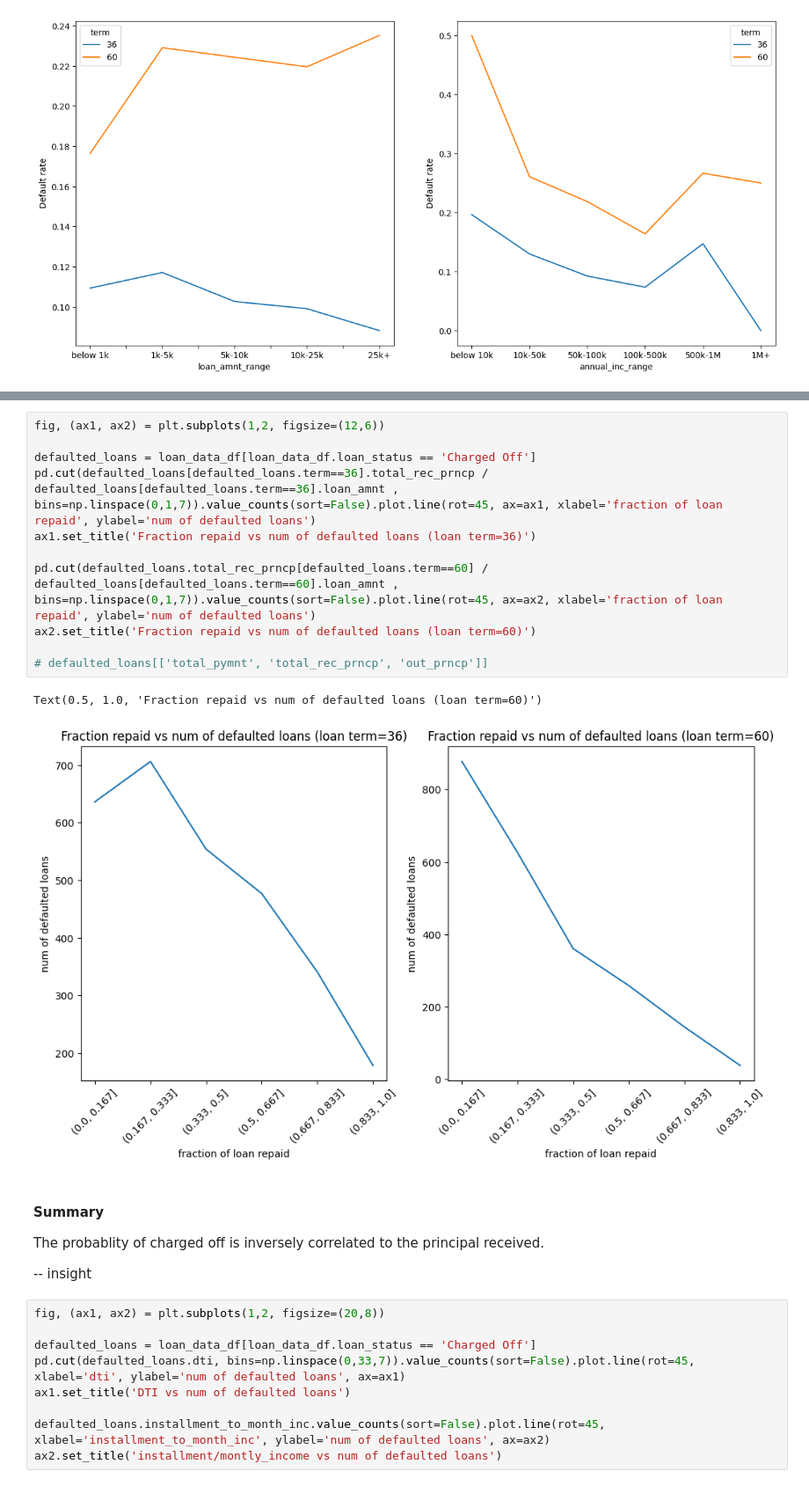
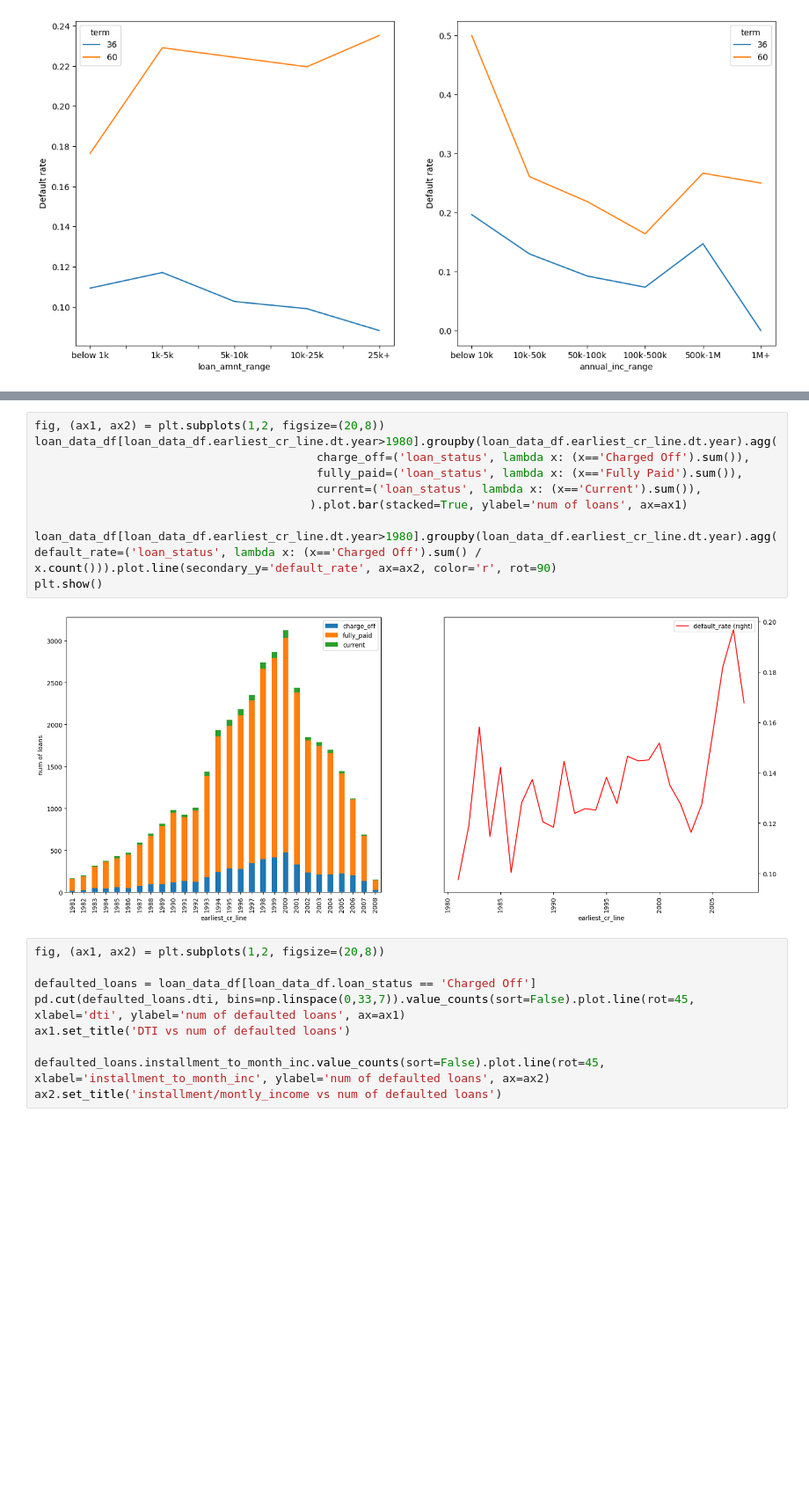
Before and after one commit to maniteja6799/lending_club_eda, a Jupyter notebook: CaseStudy_Loans_EDA.ipynb, the cells around one changed output, grey strips where cells are left out. Shown at 88% size. Saved outputs shown, nothing was run; the diff lists cells and outputs as text; blank space fills up the shorter version.

Commit message:
Revert "chore: added summary for principal received to charged off charts"
This reverts commit 83b100a0c49aa33499202f0f0e601bde08a83634.

```diff
--- a/CaseStudy_Loans_EDA.ipynb
+++ b/CaseStudy_Loans_EDA.ipynb
@@ -587,23 +575,15 @@ Text(0.5, 1.0, 'Fraction repaid vs num of defaulted loans (loan term=60)')
-# %%
-fig, (ax1, ax2) = plt.subplots(1,2, figsize=(12,6))
-
-defaulted_loans = loan_data_df[loan_data_df.loan_status == 'Charged Off']
-pd.cut(defaulted_loans[defaulted_loans.term==36].total_rec_prncp / defaulted_loans[defaulted_loans.term==36].loan_amnt , bins=np.linspace(0,1,7)).value_counts(sort=False).plot.line(rot=45, ax=ax1, xlabel='fraction of loan repaid', ylabel='num of defaulted loans')
-ax1.set_title('Fraction repaid vs num of defaulted loans (loan term=36)')
-
-pd.cut(defaulted_loans.total_rec_prncp[defaulted_loans.term==60] / defaulted_loans[defaulted_loans.term==60].loan_amnt , bins=np.linspace(0,1,7)).value_counts(sort=False).plot.line(rot=45, ax=ax2, xlabel='fraction of loan repaid', ylabel='num of defaulted loans')
-ax2.set_title('Fraction repaid vs num of defaulted loans (loan term=60)')
-
-# defaulted_loans[['total_pymnt', 'total_rec_prncp', 'out_prncp']]
-# %% [output]
-Text(0.5, 1.0, 'Fraction repaid vs num of defaulted loans (loan term=60)')
-[figure, removed]
-# %% [markdown]
-#### Summary
-
-The probablity of charged off is inversely correlated to the principal received.
-
--- insight
+# %%
+fig, (ax1, ax2) = plt.subplots(1,2, figsize=(20,8))
+loan_data_df[loan_data_df.earliest_cr_line.dt.year>1980].groupby(loan_data_df.earliest_cr_line.dt.year).agg(
+                                         charge_off=('loan_status', lambda x: (x=='Charged Off').sum()),
+                                         fully_paid=('loan_status', lambda x: (x=='Fully Paid').sum()),
+                                         current=('loan_status', lambda x: (x=='Current').sum()),
+                                        ).plot.bar(stacked=True, ylabel='num of loans', ax=ax1)
+
+loan_data_df[loan_data_df.earliest_cr_line.dt.year>1980].groupby(loan_data_df.earliest_cr_line.dt.year).agg(default_rate=('loan_status', lambda x: (x=='Charged Off').sum() / x.count())).plot.line(secondary_y='default_rate', ax=ax2, color='r', rot=90)
+plt.show()
+# %% [output]
+[figure, added]
 # %%
 fig, (ax1, ax2) = plt.subplots(1,2, figsize=(20,8))
 
```
Also changed, not shown: parts of 3 cells of this notebook.
